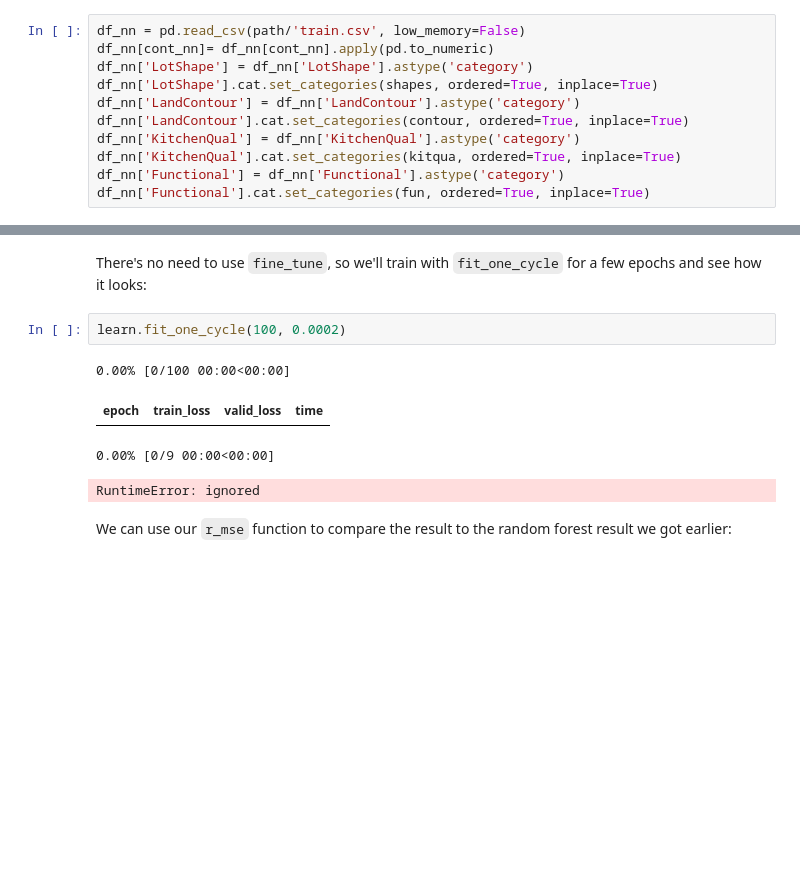
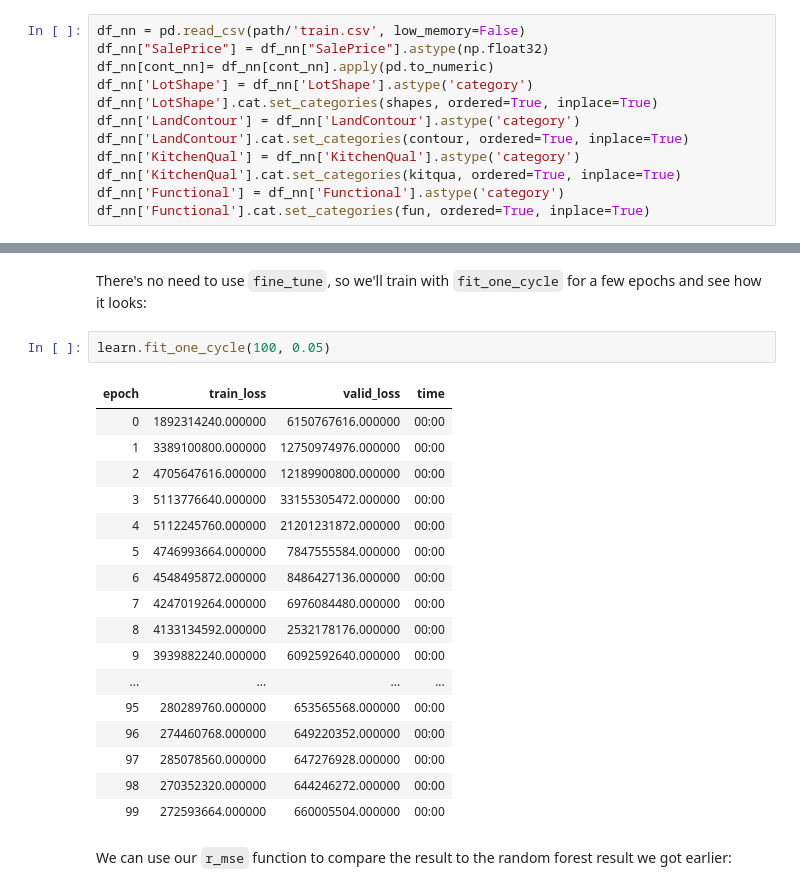
Before and after one commit to afortuny/DeepLearningFastAI, a Jupyter notebook: 10_tabular.ipynb, the cells around one changed output, grey strips where cells are left out. Cells and saved outputs as stored; diff of their text form; blank space fills up the shorter version.

Commit message:
Fixed by floating the target, and results in line with literature, happy!

```diff
--- a/10_tabular.ipynb
+++ b/10_tabular.ipynb
@@ -899,6 +899,7 @@ Removing these variables barely changed the model's accuracy; but more important
 We can use the same approach to build a neural network model. Let's first replicate the steps we took to set up the `TabularPandas` object:
 # %%
 df_nn = pd.read_csv(path/'train.csv', low_memory=False)
+df_nn["SalePrice"] = df_nn["SalePrice"].astype(np.float32)
 df_nn[cont_nn]= df_nn[cont_nn].apply(pd.to_numeric)
 df_nn['LotShape'] = df_nn['LotShape'].astype('category')
 df_nn['LotShape'].cat.set_categories(shapes, ordered=True, inplace=True)
@@ -1012,12 +1013,25 @@ RuntimeError: ignored
 # %% [markdown]
 There's no need to use `fine_tune`, so we'll train with `fit_one_cycle` for a few epochs and see how it looks:
 # %%
-learn.fit_one_cycle(100, 0.0002)
+learn.fit_one_cycle(100, 0.05)
 # %% [output]
-0.00% [0/100 00:00<00:00]
 | epoch | train_loss | valid_loss | time |
+| 0 | 1892314240.000000 | 6150767616.000000 | 00:00 |
+| 1 | 3389100800.000000 | 12750974976.000000 | 00:00 |
+| 2 | 4705647616.000000 | 12189900800.000000 | 00:00 |
+| 3 | 5113776640.000000 | 33155305472.000000 | 00:00 |
+| 4 | 5112245760.000000 | 21201231872.000000 | 00:00 |
+| 5 | 4746993664.000000 | 7847555584.000000 | 00:00 |
+| 6 | 4548495872.000000 | 8486427136.000000 | 00:00 |
+| 7 | 4247019264.000000 | 6976084480.000000 | 00:00 |
+| 8 | 4133134592.000000 | 2532178176.000000 | 00:00 |
+| 9 | 3939882240.000000 | 6092592640.000000 | 00:00 |
+| ... | ... | ... | ... |
+| 95 | 280289760.000000 | 653565568.000000 | 00:00 |
+| 96 | 274460768.000000 | 649220352.000000 | 00:00 |
+| 97 | 285078560.000000 | 647276928.000000 | 00:00 |
+| 98 | 270352320.000000 | 644246272.000000 | 00:00 |
+| 99 | 272593664.000000 | 660005504.000000 | 00:00 |
-0.00% [0/9 00:00<00:00]
-RuntimeError: ignored
 # %% [markdown]
 We can use our `r_mse` function to compare the result to the random forest result we got earlier:
 # %%
```
Also changed, not shown: parts of 14 cells of this notebook.
